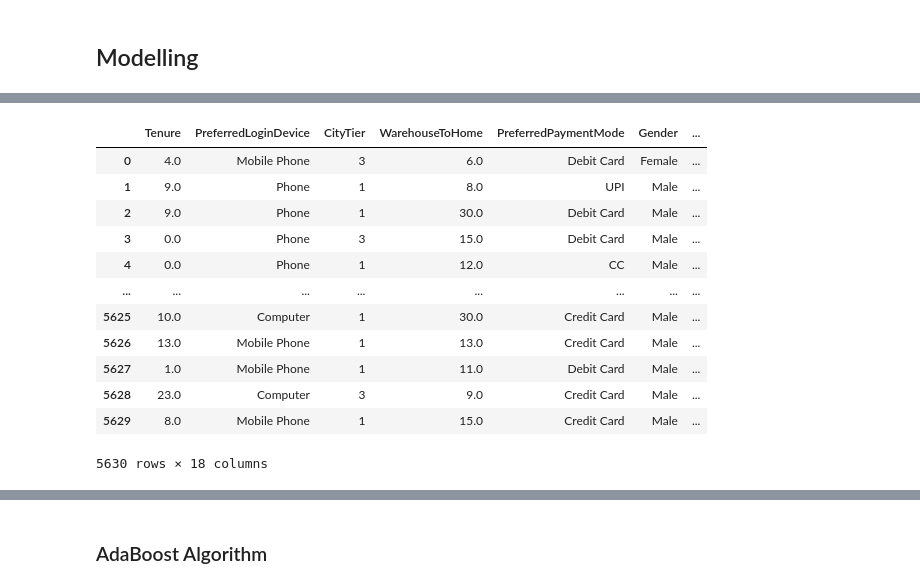
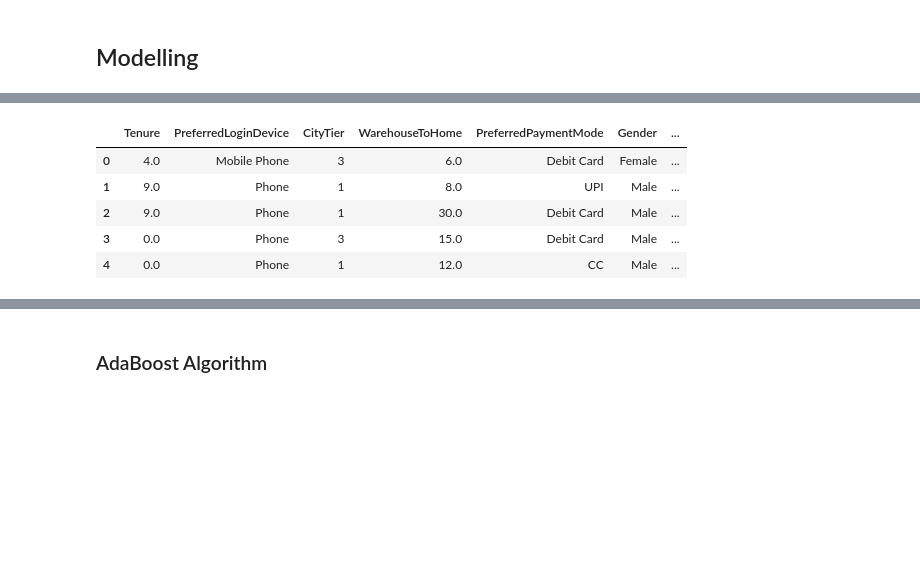
Before and after one commit to abhisekmiitk/ensemble_new, a Jupyter notebook: Ensemble_Learning.ipynb, the cells around one changed output, grey strips where cells are left out. Saved outputs shown, nothing was run; the diff lists cells and outputs as text; code cells hidden in the pictures; blank space fills up the shorter version.

```diff
--- a/Ensemble_Learning.ipynb
+++ b/Ensemble_Learning.ipynb
@@ -340,20 +299,13 @@ from sklearn.model_selection import train_test_split
 X.drop('CustomerID',axis=1,inplace=True)
 X_train, X_test, y_train, y_test = train_test_split(X, y, test_size=0.25, random_state=42, stratify=y)
 # %%
-X
+X.head()
 # %% [output]
 |  | Tenure | PreferredLoginDevice | CityTier | WarehouseToHome | PreferredPaymentMode | Gender | ... |
 | 0 | 4.0 | Mobile Phone | 3 | 6.0 | Debit Card | Female | ... |
 | 1 | 9.0 | Phone | 1 | 8.0 | UPI | Male | ... |
 | 2 | 9.0 | Phone | 1 | 30.0 | Debit Card | Male | ... |
 | 3 | 0.0 | Phone | 3 | 15.0 | Debit Card | Male | ... |
 | 4 | 0.0 | Phone | 1 | 12.0 | CC | Male | ... |
-| ... | ... | ... | ... | ... | ... | ... | ... |
-| 5625 | 10.0 | Computer | 1 | 30.0 | Credit Card | Male | ... |
-| 5626 | 13.0 | Mobile Phone | 1 | 13.0 | Credit Card | Male | ... |
-| 5627 | 1.0 | Mobile Phone | 1 | 11.0 | Debit Card | Male | ... |
-| 5628 | 23.0 | Computer | 3 | 9.0 | Credit Card | Male | ... |
-| 5629 | 8.0 | Mobile Phone | 1 | 15.0 | Credit Card | Male | ... |
-5630 rows × 18 columns
 # %%
 # print(X_train.map(str)), print(X_test.map(str)), print(y_train.map(str)), print(y_test.map(str))
```
Also changed, not shown: parts of 7 cells of this notebook.
